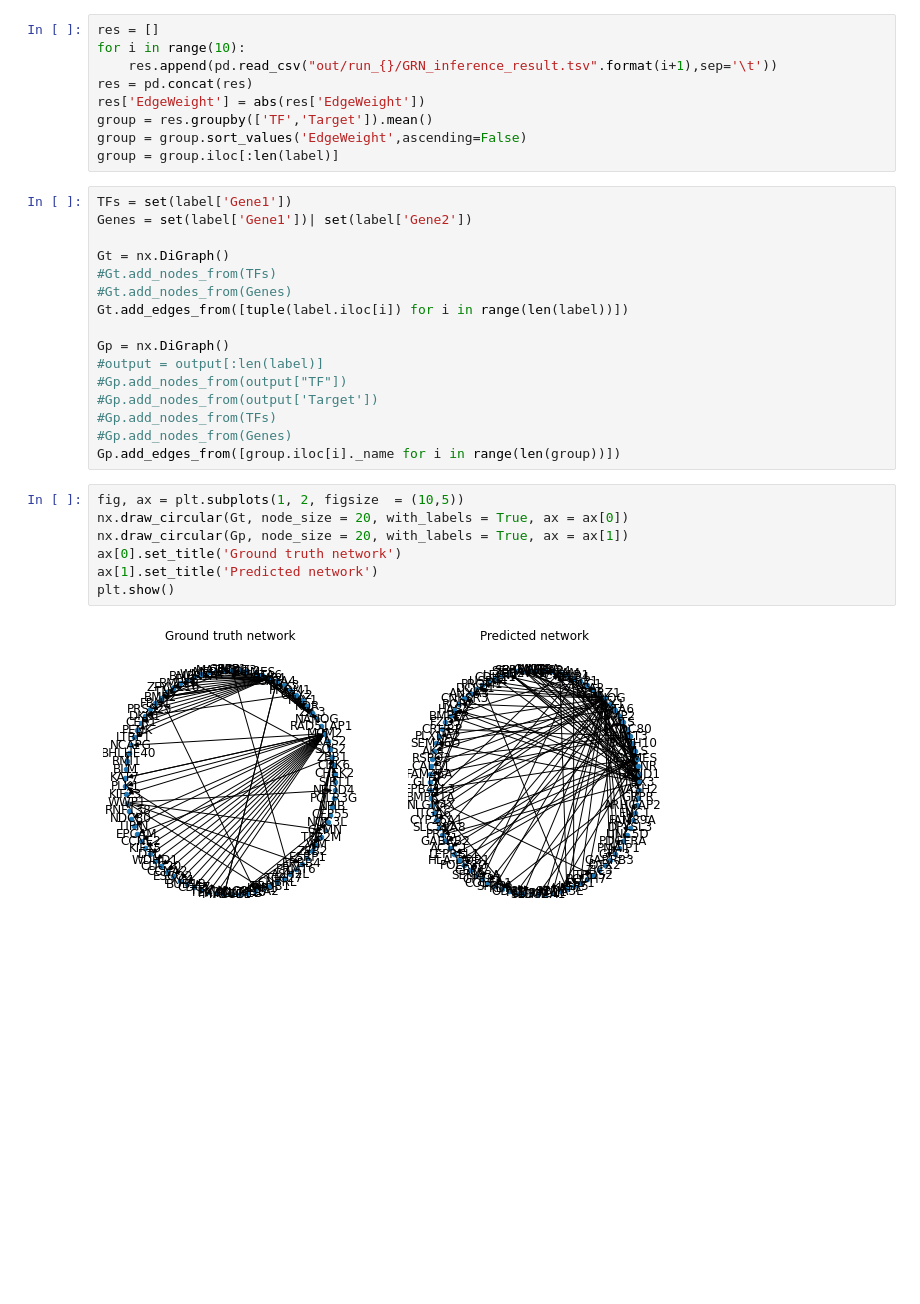
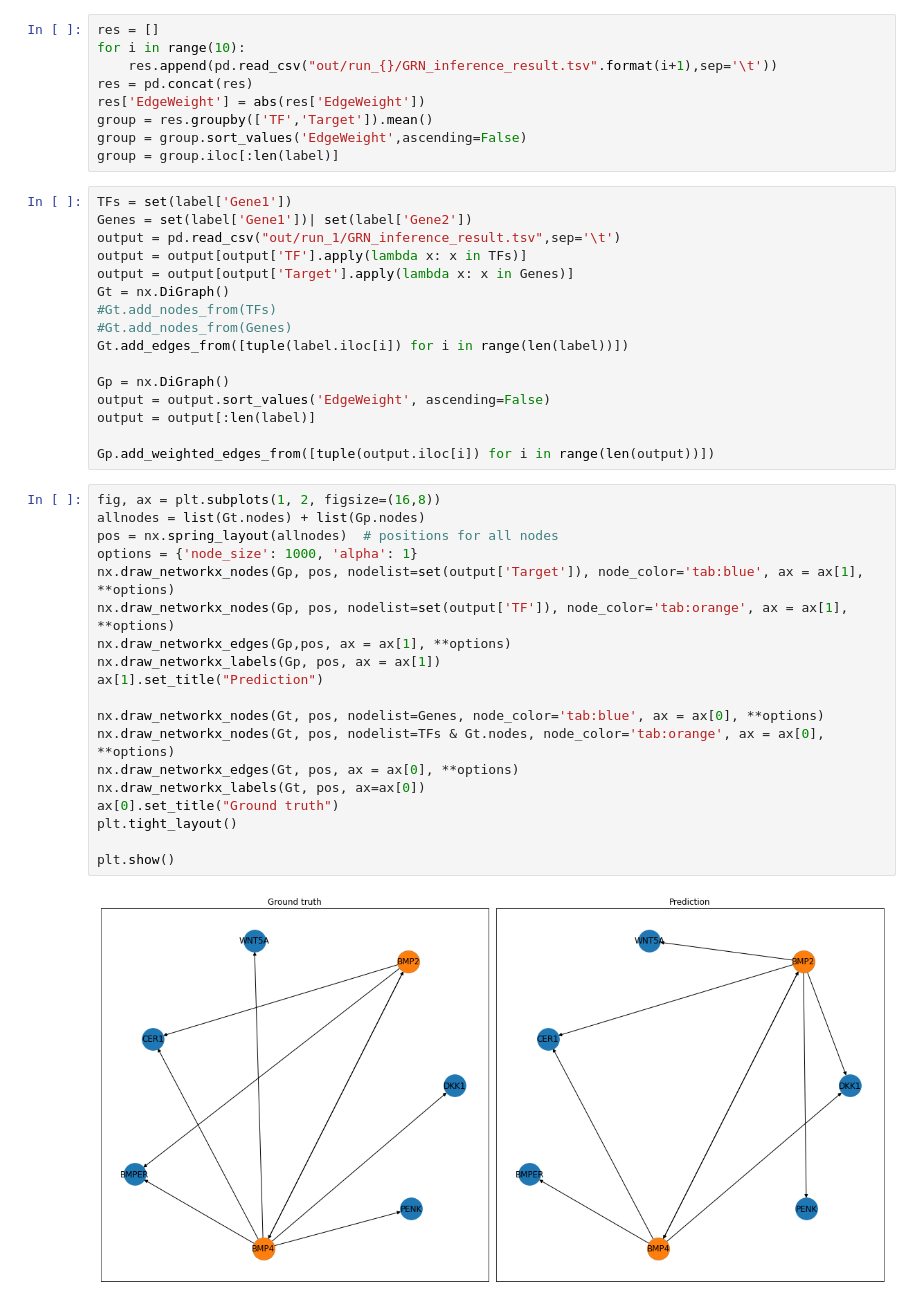
Before and after one commit to jelkhouryy/DeepSEM, a Jupyter notebook: tutorial/GRN_inference_tutorial.ipynb, the cells around one changed output. Saved outputs shown, nothing was run; the diff lists cells and outputs as text; blank space fills up the shorter version.

```diff
--- a/tutorial/GRN_inference_tutorial.ipynb
+++ b/tutorial/GRN_inference_tutorial.ipynb
@@ -185,25 +189,37 @@ group = group.iloc[:len(label)]
 # %%
 TFs = set(label['Gene1'])
 Genes = set(label['Gene1'])| set(label['Gene2'])
-
+output = pd.read_csv("out/run_1/GRN_inference_result.tsv",sep='\t')
+output = output[output['TF'].apply(lambda x: x in TFs)]
+output = output[output['Target'].apply(lambda x: x in Genes)]
 Gt = nx.DiGraph()
 #Gt.add_nodes_from(TFs)
 #Gt.add_nodes_from(Genes)
 Gt.add_edges_from([tuple(label.iloc[i]) for i in range(len(label))])
 
 Gp = nx.DiGraph()
-#output = output[:len(label)]
-#Gp.add_nodes_from(output["TF"])
-#Gp.add_nodes_from(output['Target'])
-#Gp.add_nodes_from(TFs)
-#Gp.add_nodes_from(Genes)
-Gp.add_edges_from([group.iloc[i]._name for i in range(len(group))])
+output = output.sort_values('EdgeWeight', ascending=False)
+output = output[:len(label)]
+
+Gp.add_weighted_edges_from([tuple(output.iloc[i]) for i in range(len(output))])
-# %%
-fig, ax = plt.subplots(1, 2, figsize  = (10,5))
-nx.draw_circular(Gt, node_size = 20, with_labels = True, ax = ax[0])
-nx.draw_circular(Gp, node_size = 20, with_labels = True, ax = ax[1])
-ax[0].set_title('Ground truth network')
-ax[1].set_title('Predicted network')
-plt.show()
-# %% [output]
-[figure, removed]
+# %%
+fig, ax = plt.subplots(1, 2, figsize=(16,8))
+allnodes = list(Gt.nodes) + list(Gp.nodes)
+pos = nx.spring_layout(allnodes)  # positions for all nodes
+options = {'node_size': 1000, 'alpha': 1}
+nx.draw_networkx_nodes(Gp, pos, nodelist=set(output['Target']), node_color='tab:blue', ax = ax[1], **options)
+nx.draw_networkx_nodes(Gp, pos, nodelist=set(output['TF']), node_color='tab:orange', ax = ax[1], **options)
+nx.draw_networkx_edges(Gp,pos, ax = ax[1], **options)
+nx.draw_networkx_labels(Gp, pos, ax = ax[1])
+ax[1].set_title("Prediction")
+
+nx.draw_networkx_nodes(Gt, pos, nodelist=Genes, node_color='tab:blue', ax = ax[0], **options)
+nx.draw_networkx_nodes(Gt, pos, nodelist=TFs & Gt.nodes, node_color='tab:orange', ax = ax[0], **options)
+nx.draw_networkx_edges(Gt, pos, ax = ax[0], **options)
+nx.draw_networkx_labels(Gt, pos, ax=ax[0])
+ax[0].set_title("Ground truth")
+plt.tight_layout()
+
+plt.show()
+# %% [output]
+[figure, added]
```
Also changed, not shown: parts of 5 cells of this notebook, 6 other files.
